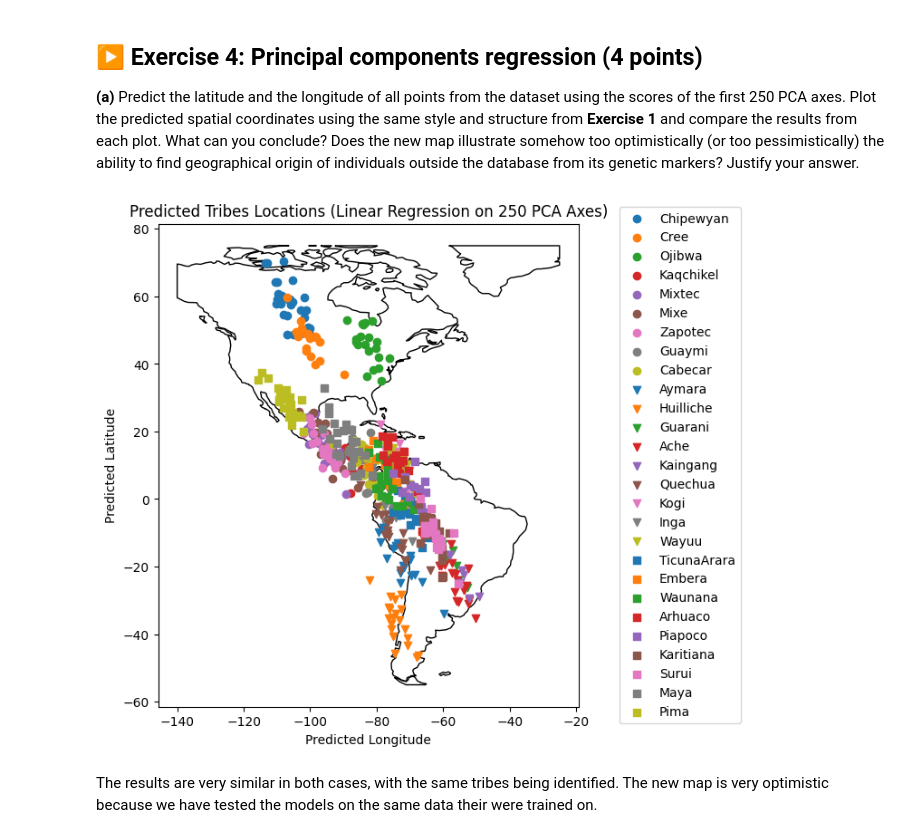
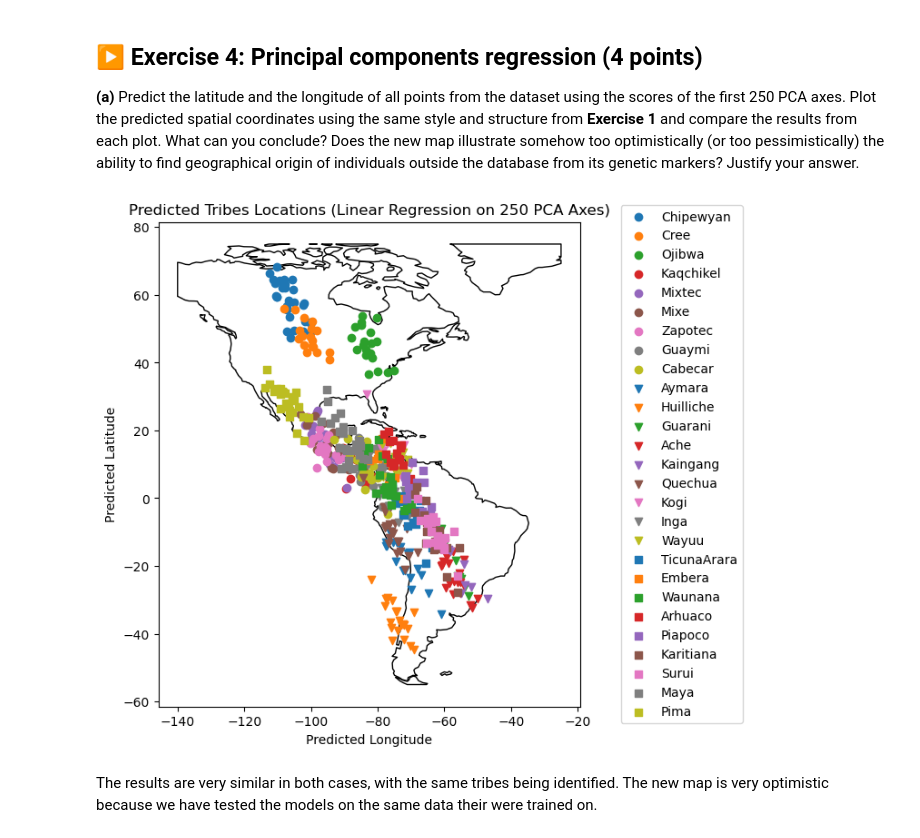
Before and after one commit to AlexGouret/ISLA, a Jupyter notebook: TP2.ipynb, the cells around one changed output. Drawn from its saved outputs; the diff is of its cells as text; code cells hidden in the pictures.

```diff
--- a/TP2.ipynb
+++ b/TP2.ipynb
@@ -327,46 +326,53 @@ plt.show()
 # %%
 from sklearn.decomposition import PCA
 from sklearn.linear_model import LinearRegression
+from sklearn.model_selection import train_test_split
 
 # 1. Apply PCA to get the first 250 components
+X_train, X_test, lat_train, lat_test, long_train, long_test, = train_test_split(X, latitude, longitude, test_size=0.2, random_state=0,shuffle=True)
+
 pca_250 = PCA(n_components=250)
-X_pca_250 = pca_250.fit_transform(X)
+X_pca_250_train = pca_250.fit_transform(X_train)
+X_pca_250_test = pca_250.fit_transform(X_test)
+
 
 # 2. Extract targets (Latitude and Longitude)
 latitude = df['lat']
 longitude = df['long']
 
+
+
 # 3. Fit Linear Regression models and predict
 lr_lat = LinearRegression()
-lr_lat.fit(X_pca_250, latitude)
-pred_lat = lr_lat.predict(X_pca_250)
+lr_lat.fit(X_pca_250_train, latitude)
+pred_lat = lr_lat.predict(X_test)
 
 lr_long = LinearRegression()
-lr_long.fit(X_pca_250, longitude)
-pred_long = lr_long.predict(X_pca_250)
+lr_long.fit(X_pca_250_train, longitude)
+pred_long = lr_long.predict(X_test)
 
 # 4. Plot the predicted spatial coordinates
 fig, ax = plt.subplots(figsize=(8.0, 6.5))
 plt.subplots_adjust(left=0.0, right=0.90, bottom=0.10, top=0.92)
 world.clip([-140, -55, -25, 75]).plot(ax=ax, color='white', edgecolor='black')
 
 marker_list = ['o', 'v', 's']
 colors_list = [f'C{i}' for i in range(9)]
 
 # Loop over the unique tribes and plot predicted coords
 for i, tribe in enumerate(df['Pop'].unique()):
     mask = (df['Pop'] == tribe)
     ax.scatter(pred_long[mask], pred_lat[mask],
                marker=marker_list[i//9],
                color=colors_list[i%9], label=tribe)
 
 ax.legend(loc='center right', bbox_to_anchor=(1.4, 0.5))
 ax.set_title('Predicted Tribes Locations (Linear Regression on 250 PCA Axes)')
 ax.set_xlabel('Predicted Longitude')
 ax.set_ylabel('Predicted Latitude')
 plt.show()
 # %% [output]
-[figure, old version]
+[figure, new version]
 # %% [markdown]
 The results are very similar in both cases, with the same tribes being identified. The new map is very optimistic because we have tested the models on the same data their were trained on.
 # %% [markdown]
```
Also changed, not shown: parts of 18 cells of this notebook.
